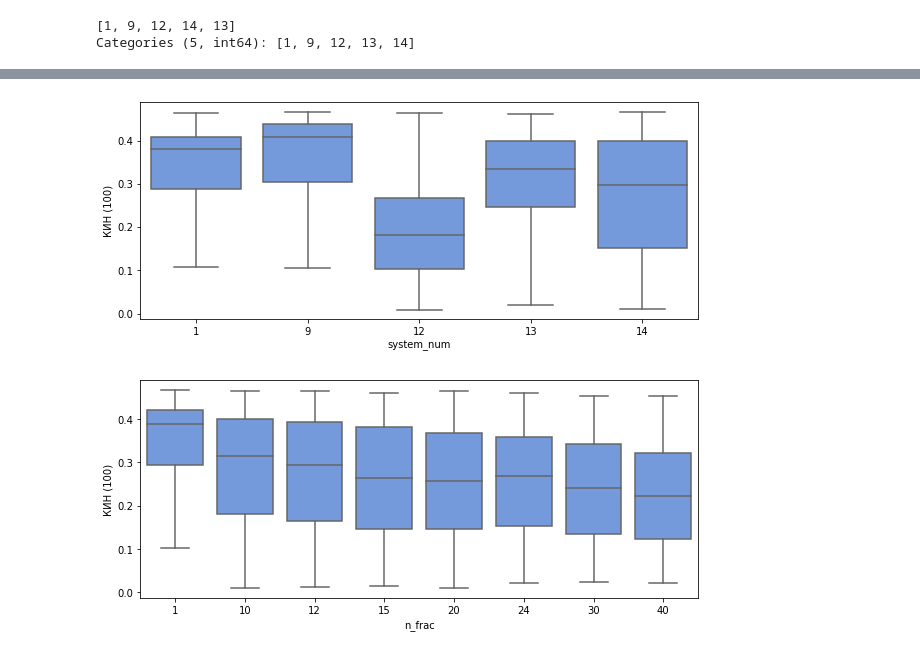
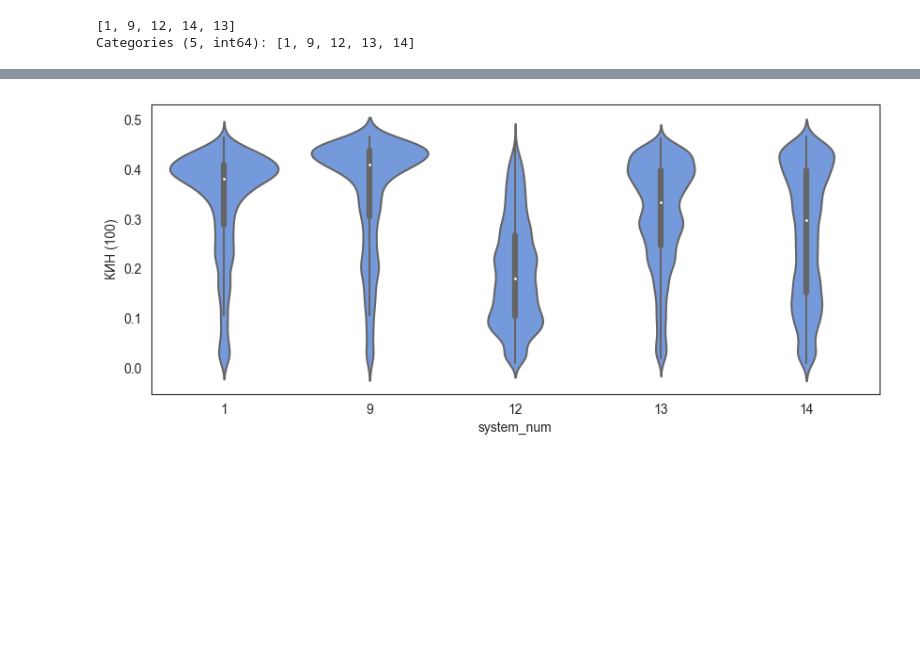
Before and after one commit to OispovIA/masters_thesis, a Jupyter notebook: notebooks/EDA.ipynb, the cells around one changed output, grey strips where cells are left out. Cells and saved outputs as stored; diff of their text form; code cells hidden in the pictures; blank space fills up the shorter version.

```diff
--- a/notebooks/EDA.ipynb
+++ b/notebooks/EDA.ipynb
@@ -244,0 +81,3 @@ See the caveats in the documentation: https://pandas.pydata.org/pandas-docs/stab
+# %%
+cols_to_drop = find_constant_features(data) + ['param_y']
+data.drop(columns=cols_to_drop, inplace=True)
@@ -244,0 +133,8 @@ See the caveats in the documentation: https://pandas.pydata.org/pandas-docs/stab
+# %%
+data_inj = data[data.switch_period != 10000]
+data_inj['switch_period'].unique()
+data_inj['system_num_cat'] = pd.Categorical(data_inj.system_number)
+data_inj['n_frac_cat'] = pd.Categorical(data_inj.n_frac)
+data['switch_period_cat'] = pd.Categorical(data.switch_period)
+data_inj['dFrac_cat'] = pd.Categorical(data_inj.dFrac)
+data_inj['param_x_cat'] = pd.Categorical(data_inj.param_x)
@@ -244,0 +222,5 @@ See the caveats in the documentation: https://pandas.pydata.org/pandas-docs/stab
+# %%
+data['geom'] = data['NTG'] * data['Lsand']
+data['geol'] = data['geom'] * data['perm']
+data_inj['geom'] = data_inj['NTG'] * data_inj['Lsand']
+data_inj['geol'] = data_inj['geom'] * data_inj['perm']
@@ -339,0 +243,6 @@ data.drop(['param_y', 'PORO', 'SW', 'KRW'], axis = 1).groupby(['system_num']).ag
+# %%
+plt.rcParams['figure.figsize'] = 10, 4
+ax = sns.boxplot(x='system_num', y='КИН (100)', data=data_inj,
+                 color='cornflowerblue', showfliers=False)
+
+plt.show()
@@ -340,17 +251,12 @@ data.drop(['param_y', 'PORO', 'SW', 'KRW'], axis = 1).groupby(['system_num']).ag
 # %%
 from matplotlib import rcParams
-rcParams['figure.figsize'] = 10,4
-ax = sns.boxplot(x='system_num', y='КИН (100)', data=data_inj, color = 'cornflowerblue', showfliers=False)
+rcParams['figure.figsize'] = 10, 4
+ax = sns.violinplot(x='system_num', y='КИН (100)', data=data_inj,
+                 color='cornflowerblue', showfliers=False)
 
 plt.show()
 # %% [output]
-[figure, old version]
+[figure, new version]
-# %%
-ax = sns.boxplot(x='n_frac', y='КИН (100)', data=data_inj, color = 'cornflowerblue', showfliers=False)
-
-plt.show()
-# %% [output]
-[figure, removed]
 # %%
 data_hor_syst = data_inj[data_inj.system_num >= 12]
 data_hor_syst.shape
```
Also changed, not shown: parts of 72 cells of this notebook, 7 other files.
